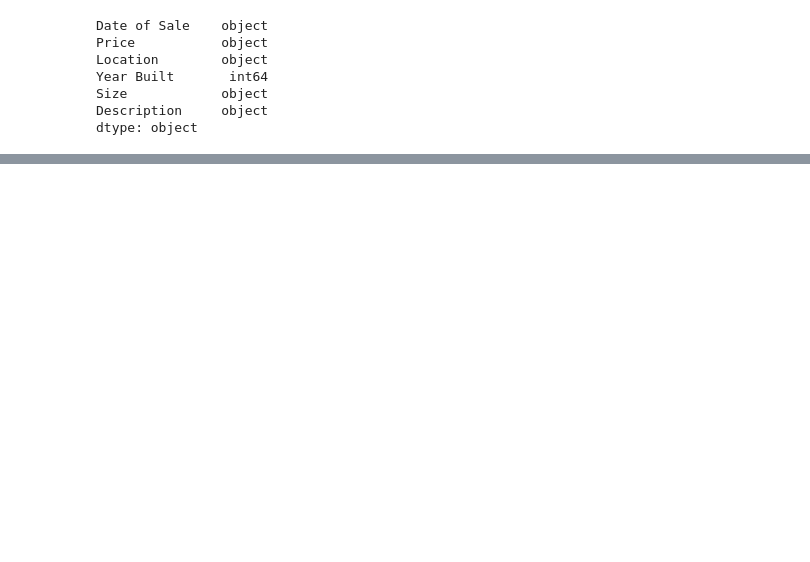
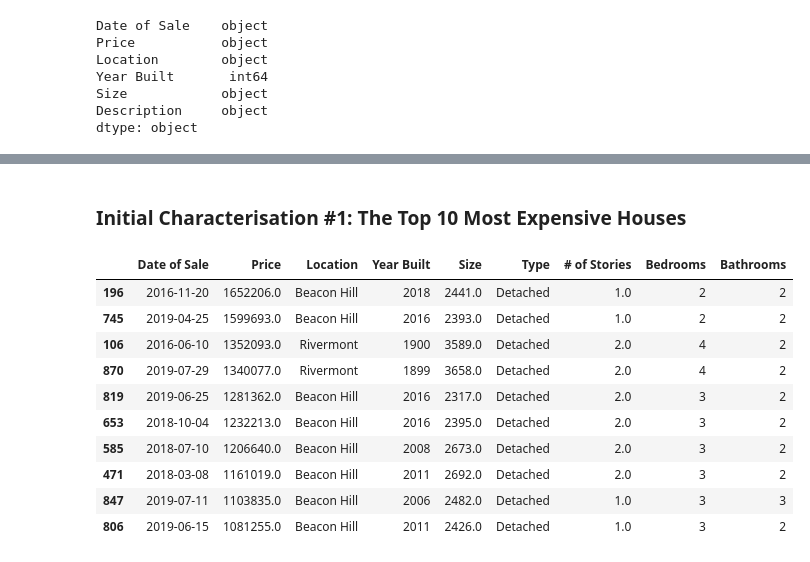
Before and after one commit to dandex200/Data_Science_Python, a Jupyter notebook: Assignment 2/Task1.ipynb, the cells around one changed output, grey strips where cells are left out. Drawn from its saved outputs; the diff is of its cells as text; code cells hidden in the pictures; blank space fills up the shorter version.

```diff
--- a/Assignment 2/Task1.ipynb
+++ b/Assignment 2/Task1.ipynb
@@ -196,0 +300,18 @@ Name: Type, Length: 950, dtype: object
+# %% [markdown]
+### <b>Initial Characterisation #1:</b> The Top 10 Most Expensive Houses
+# %%
+df_most_expensive = df.nlargest(10, ['Price'])
+
+df_most_expensive
+# %% [output]
+|  | Date of Sale | Price | Location | Year Built | Size | Type | # of Stories | Bedrooms | Bathrooms |
+| 196 | 2016-11-20 | 1652206.0 | Beacon Hill | 2018 | 2441.0 | Detached | 1.0 | 2 | 2 |
+| 745 | 2019-04-25 | 1599693.0 | Beacon Hill | 2016 | 2393.0 | Detached | 1.0 | 2 | 2 |
+| 106 | 2016-06-10 | 1352093.0 | Rivermont | 1900 | 3589.0 | Detached | 2.0 | 4 | 2 |
+| 870 | 2019-07-29 | 1340077.0 | Rivermont | 1899 | 3658.0 | Detached | 2.0 | 4 | 2 |
+| 819 | 2019-06-25 | 1281362.0 | Beacon Hill | 2016 | 2317.0 | Detached | 2.0 | 3 | 2 |
+| 653 | 2018-10-04 | 1232213.0 | Beacon Hill | 2016 | 2395.0 | Detached | 2.0 | 3 | 2 |
+| 585 | 2018-07-10 | 1206640.0 | Beacon Hill | 2008 | 2673.0 | Detached | 2.0 | 3 | 2 |
+| 471 | 2018-03-08 | 1161019.0 | Beacon Hill | 2011 | 2692.0 | Detached | 2.0 | 3 | 2 |
+| 847 | 2019-07-11 | 1103835.0 | Beacon Hill | 2006 | 2482.0 | Detached | 1.0 | 3 | 3 |
+| 806 | 2019-06-15 | 1081255.0 | Beacon Hill | 2011 | 2426.0 | Detached | 1.0 | 3 | 2 |
```
Also changed, not shown: parts of 52 cells of this notebook.
